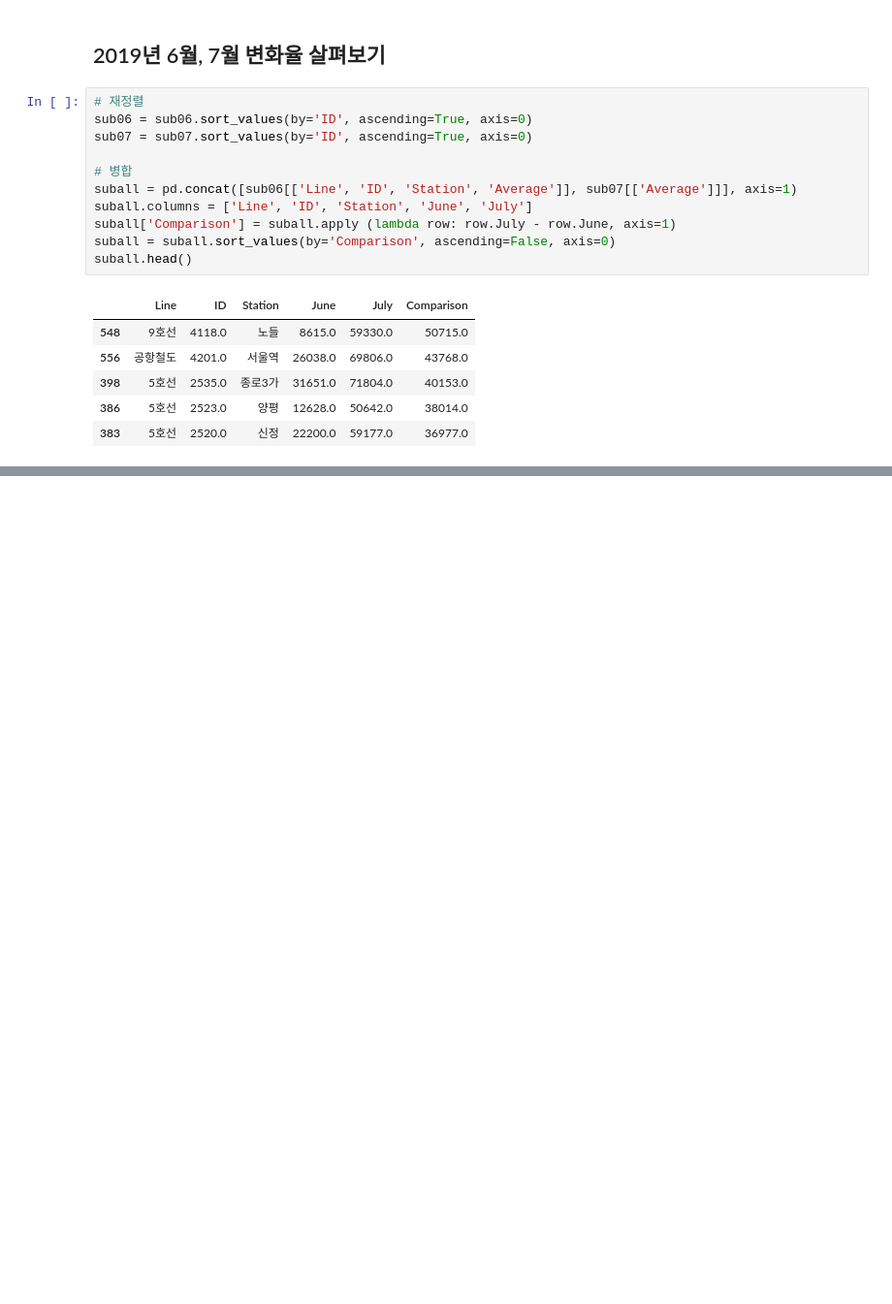
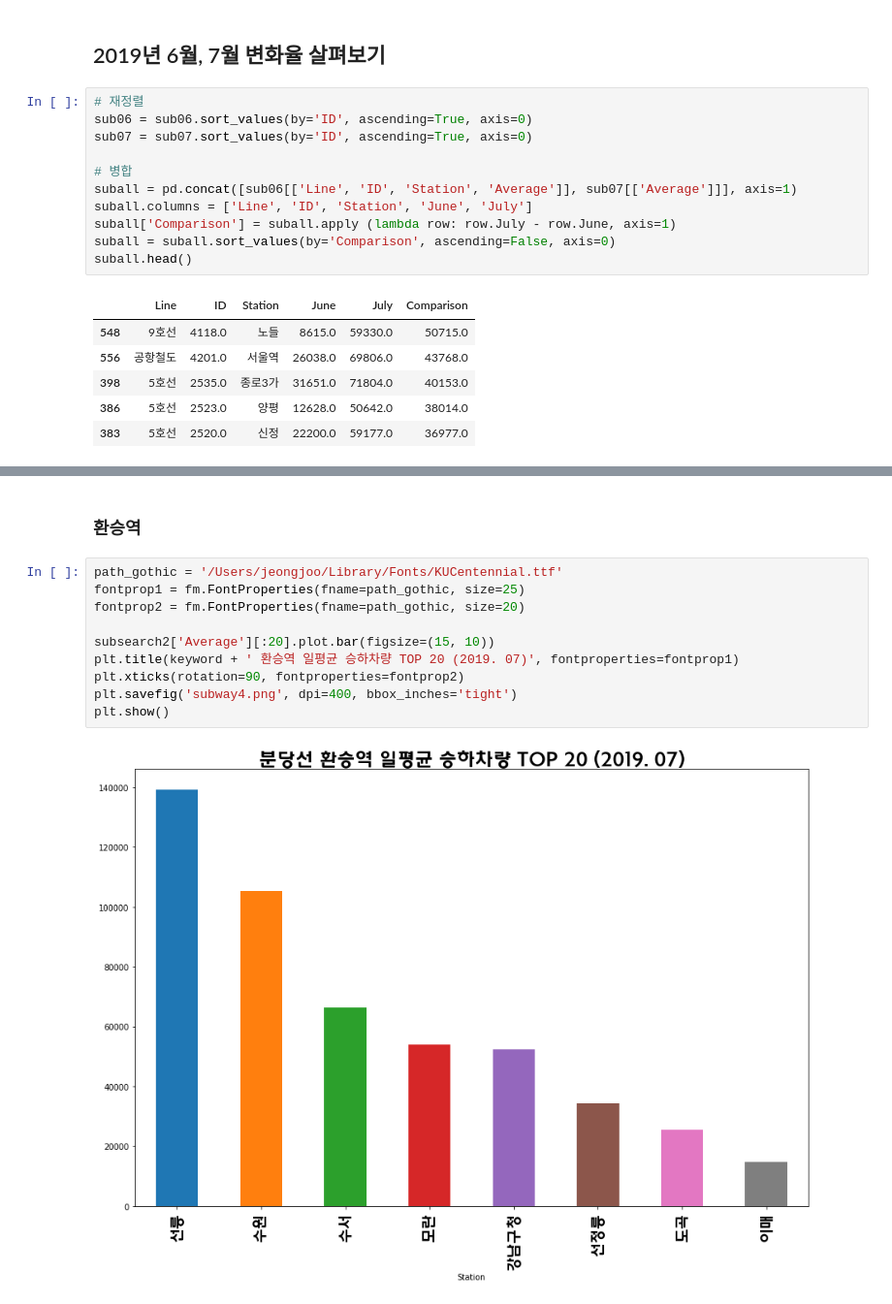
Before and after one commit to pyville/python, a Jupyter notebook: subway.ipynb, the cells around one changed output, grey strips where cells are left out. Shown at 97% size. Cells and saved outputs as stored; diff of their text form; blank space fills up the shorter version.

```diff
--- a/subway.ipynb
+++ b/subway.ipynb
@@ -233,0 +321,14 @@ sub07.sort_values(by='Average', ascending=True, axis=0)[['Line', 'Station', 'Ave
+# %% [markdown]
+### 환승역
+# %%
+path_gothic = '/Users/jeongjoo/Library/Fonts/KUCentennial.ttf'
+fontprop1 = fm.FontProperties(fname=path_gothic, size=25)
+fontprop2 = fm.FontProperties(fname=path_gothic, size=20)
+
+subsearch2['Average'][:20].plot.bar(figsize=(15, 10))
+plt.title(keyword + ' 환승역 일평균 승하차량 TOP 20 (2019. 07)', fontproperties=fontprop1)
+plt.xticks(rotation=90, fontproperties=fontprop2)
+plt.savefig('subway4.png', dpi=400, bbox_inches='tight')
+plt.show()
+# %% [output]
+[figure, added]
```
Also changed, not shown: parts of 24 cells of this notebook.
